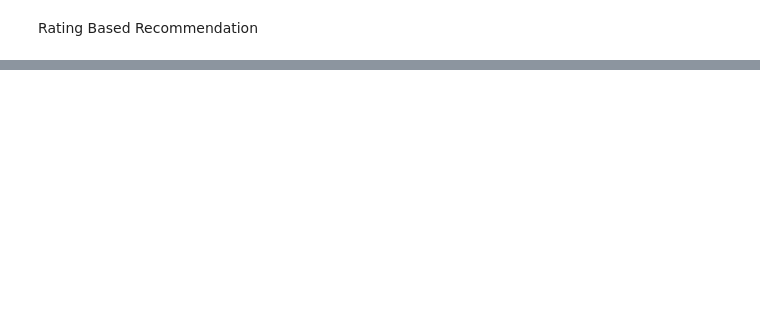
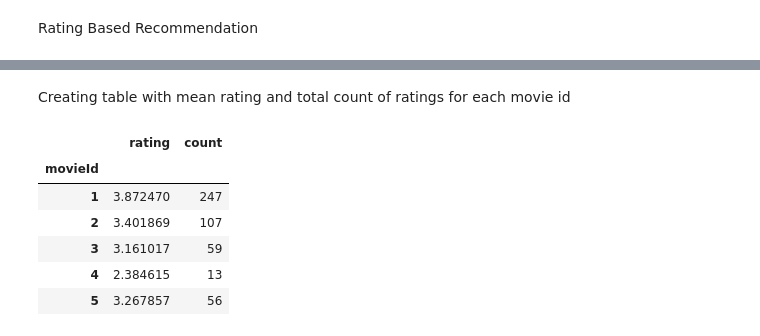
Before and after one commit to andrsdtr/data_exploration, a Jupyter notebook: Jupyter Rating based/Rating Based Recommendation.ipynb, the cells around one changed output, grey strips where cells are left out. Cells and saved outputs as stored; diff of their text form; code cells hidden in the pictures; blank space fills up the shorter version.

```diff
--- a/Jupyter Rating based/Rating Based Recommendation.ipynb
+++ b/Jupyter Rating based/Rating Based Recommendation.ipynb
@@ -28,0 +75,14 @@ movies_metadata.head()
+# %% [markdown]
+Creating table with mean rating and total count of ratings for each movie id
+# %%
+rating_info = pd.DataFrame(ratings_small.groupby('movieId')['rating'].mean())
+rating_info['count'] = pd.DataFrame(ratings_small.groupby('movieId')['rating'].count())
+rating_info.head()
+# %% [output]
+|  | rating | count |
+| movieId |  |  |
+| 1 | 3.872470 | 247 |
+| 2 | 3.401869 | 107 |
+| 3 | 3.161017 | 59 |
+| 4 | 2.384615 | 13 |
+| 5 | 3.267857 | 56 |
```
Also changed, not shown: parts of 21 cells of this notebook.
